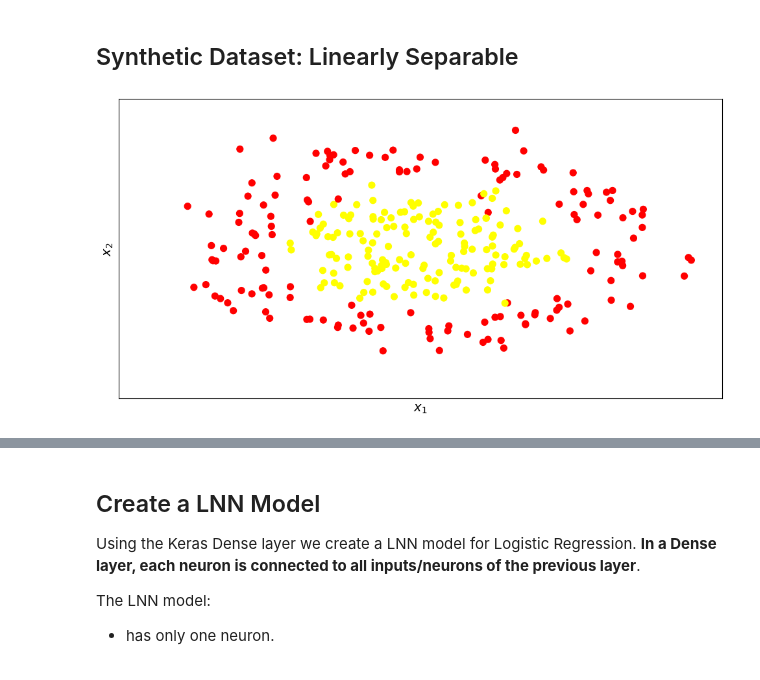
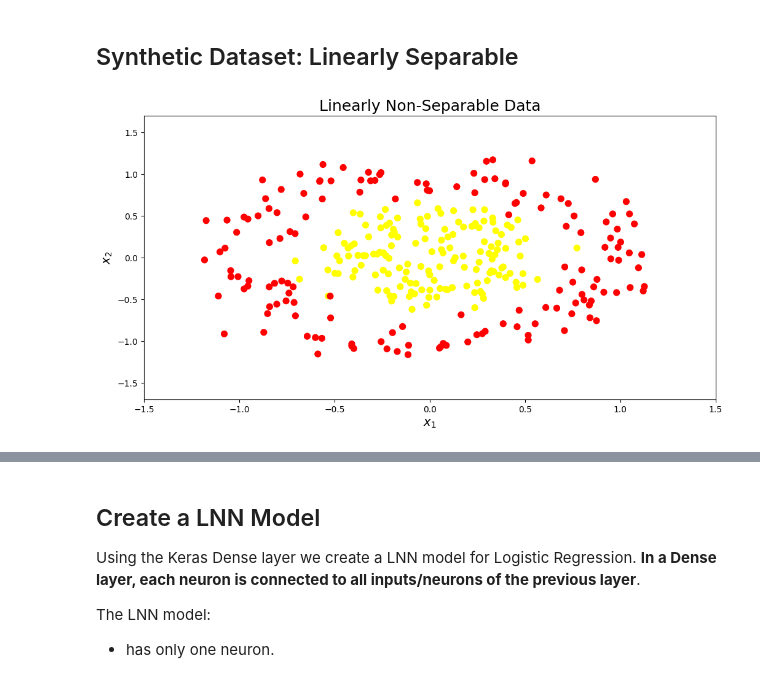
Before and after one commit to rhasanbd/Linear-Neural-Networks, a Jupyter notebook: Linear Neural Network-2-Binary Classification-Linearly Nonseperable.ipynb, the cells around one changed output, grey strips where cells are left out. Saved outputs shown, nothing was run; the diff lists cells and outputs as text; code cells hidden in the pictures.

```diff
--- a/Linear Neural Network-2-Binary Classification-Linearly Nonseperable.ipynb
+++ b/Linear Neural Network-2-Binary Classification-Linearly Nonseperable.ipynb
@@ -57,18 +58,18 @@ def decision_boundary_class_colored(clf, X):
 # %%
 X, y = make_circles(300, factor=0.4, noise=0.15)
 
 label = y
 
 plt.figure(figsize=(12, 6))
 
 plt.scatter(X[:, 0], X[:, 1], c=y, s=50, cmap='autumn')
 
-#plt.title("Data Distribution", fontsize=16)
+plt.title("Linearly Non-Separable Data", fontsize=18)
 plt.xlabel("$x_1$", fontsize=14)
 plt.ylabel("$x_2$", fontsize=14)
 plt.axis([-1.5, 1.5, -1.7, 1.7])
-plt.xticks(())
-plt.yticks(())
+#plt.xticks(())
+#plt.yticks(())
 plt.show()
 # %% [output]
-[figure, old version]
+[figure, new version]
```
Also changed, not shown: parts of 7 cells of this notebook, 3 other files.
